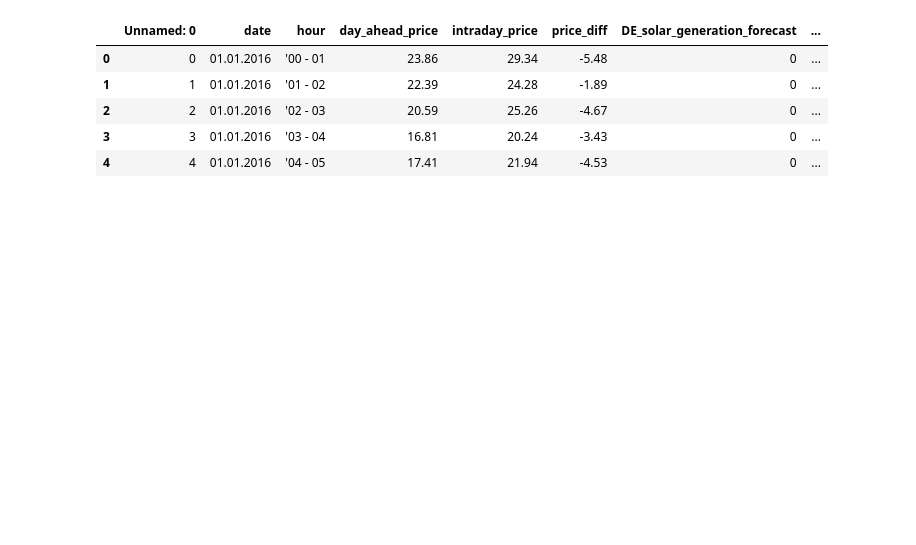
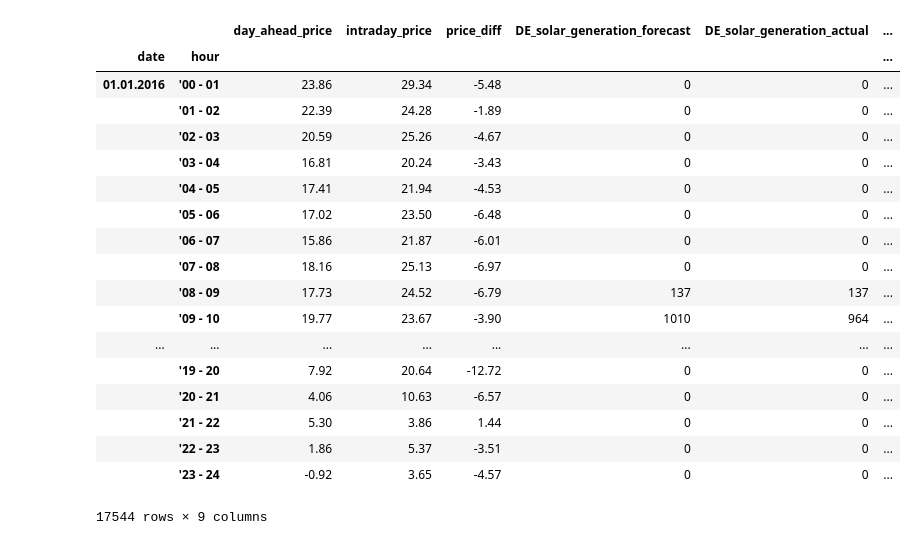
Before and after one commit to mauricepohl/pandas, a Jupyter notebook: 03_modeling/Modeling - Playground Maurice.ipynb, the cells around one changed output. Saved outputs shown, nothing was run; the diff lists cells and outputs as text; code cells hidden in the pictures; blank space fills up the shorter version.

```diff
--- a/03_modeling/Modeling - Playground Maurice.ipynb
+++ b/03_modeling/Modeling - Playground Maurice.ipynb
@@ -3,10 +5,24 @@ import pandas as pd
 # %%
-data = pd.read_csv("../00_data/merged_all.csv", sep=";", decimal=",")
-data.head()
+data = pd.read_csv("../00_data/merged_all.csv", sep=";", decimal=",", index_col=["date", "hour"])
+data = data.drop(columns=["Unnamed: 0"], axis=1)
+data
 # %% [output]
-|  | Unnamed: 0 | date | hour | day_ahead_price | intraday_price | price_diff | DE_solar_generation_forecast | ... |
-| 0 | 0 | 01.01.2016 | '00 - 01 | 23.86 | 29.34 | -5.48 | 0 | ... |
-| 1 | 1 | 01.01.2016 | '01 - 02 | 22.39 | 24.28 | -1.89 | 0 | ... |
-| 2 | 2 | 01.01.2016 | '02 - 03 | 20.59 | 25.26 | -4.67 | 0 | ... |
-| 3 | 3 | 01.01.2016 | '03 - 04 | 16.81 | 20.24 | -3.43 | 0 | ... |
-| 4 | 4 | 01.01.2016 | '04 - 05 | 17.41 | 21.94 | -4.53 | 0 | ... |
+|  |  | day_ahead_price | intraday_price | price_diff | DE_solar_generation_forecast | DE_solar_generation_actual | ... |
+| date | hour |  |  |  |  |  | ... |
+| 01.01.2016 | '00 - 01 | 23.86 | 29.34 | -5.48 | 0 | 0 | ... |
+|  | '01 - 02 | 22.39 | 24.28 | -1.89 | 0 | 0 | ... |
+|  | '02 - 03 | 20.59 | 25.26 | -4.67 | 0 | 0 | ... |
+|  | '03 - 04 | 16.81 | 20.24 | -3.43 | 0 | 0 | ... |
+|  | '04 - 05 | 17.41 | 21.94 | -4.53 | 0 | 0 | ... |
+|  | '05 - 06 | 17.02 | 23.50 | -6.48 | 0 | 0 | ... |
+|  | '06 - 07 | 15.86 | 21.87 | -6.01 | 0 | 0 | ... |
+|  | '07 - 08 | 18.16 | 25.13 | -6.97 | 0 | 0 | ... |
+|  | '08 - 09 | 17.73 | 24.52 | -6.79 | 137 | 137 | ... |
+|  | '09 - 10 | 19.77 | 23.67 | -3.90 | 1010 | 964 | ... |
+| ... | ... | ... | ... | ... | ... | ... | ... |
+|  | '19 - 20 | 7.92 | 20.64 | -12.72 | 0 | 0 | ... |
+|  | '20 - 21 | 4.06 | 10.63 | -6.57 | 0 | 0 | ... |
+|  | '21 - 22 | 5.30 | 3.86 | 1.44 | 0 | 0 | ... |
+|  | '22 - 23 | 1.86 | 5.37 | -3.51 | 0 | 0 | ... |
+|  | '23 - 24 | -0.92 | 3.65 | -4.57 | 0 | 0 | ... |
+17544 rows × 9 columns
```
Also changed, not shown: parts of 2 cells of this notebook.
